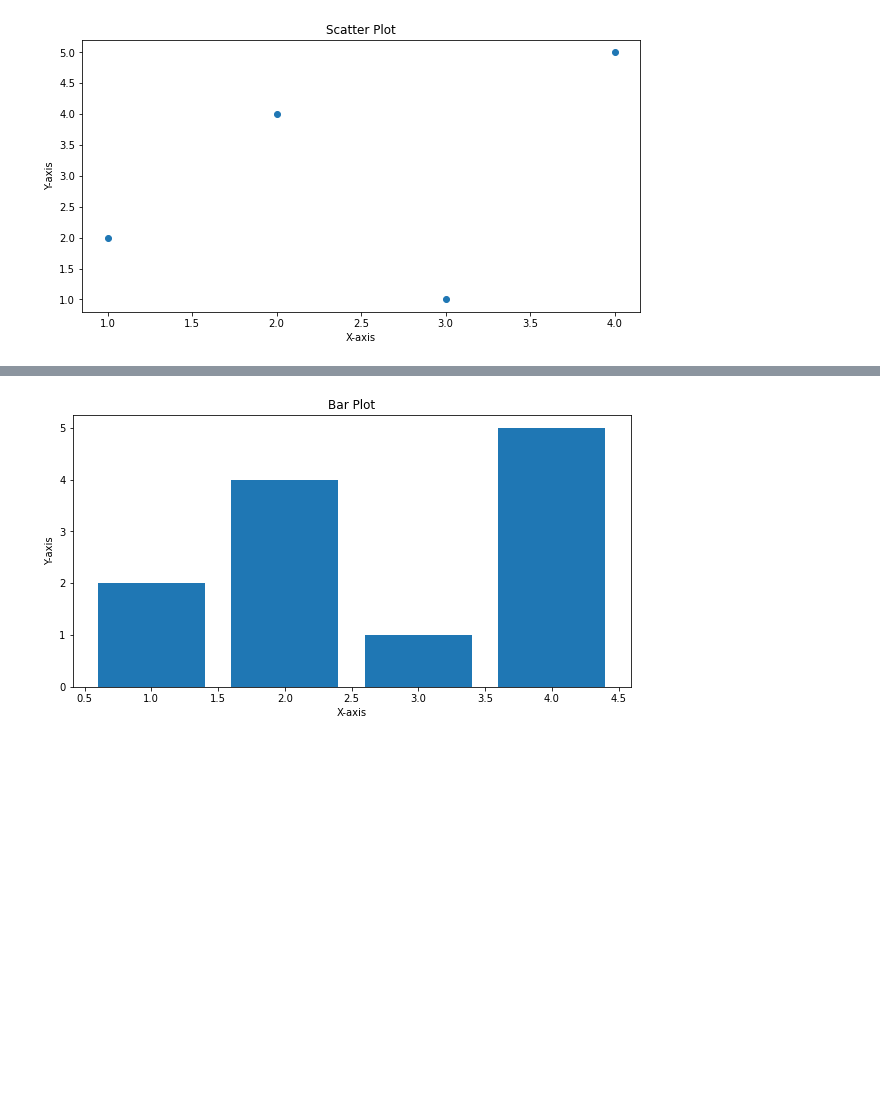
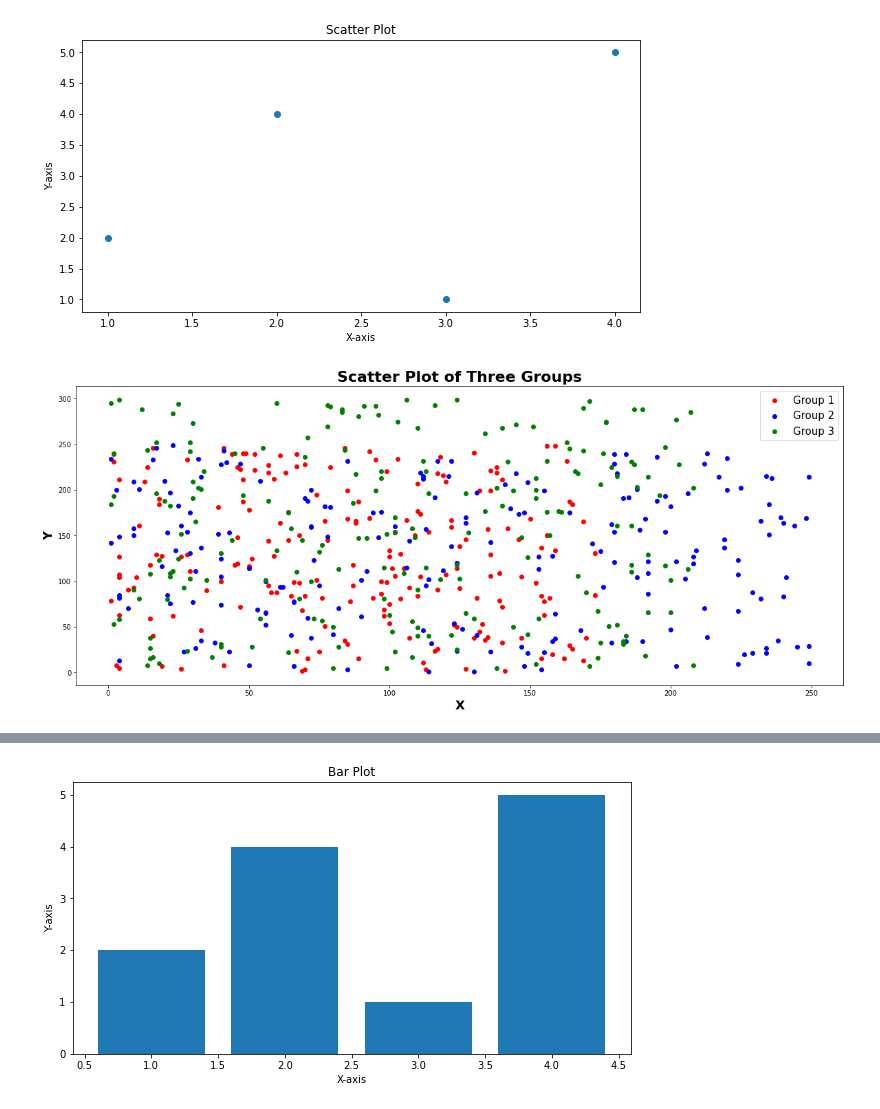
Before and after one commit to pavsingh7/Matplotlib, a Jupyter notebook: matplot_cs.ipynb, the cells around one changed output, grey strips where cells are left out. Drawn from its saved outputs; the diff is of its cells as text; code cells hidden in the pictures; blank space fills up the shorter version.

```diff
--- a/matplot_cs.ipynb
+++ b/matplot_cs.ipynb
@@ -48,3 +115,35 @@ plt.ylabel("Y-axis")
 plt.show()
 # %% [output]
 [figure]
+# %%
+# Set the seed for the random number generator
+np.random.seed(123)
+
+# Simulate random data for three different groups
+group1_x = [np.random.randint(1,175) for i in range(200)]
+group1_y = [np.random.randint(1,250) for i in range(200)]
+group2_x = [np.random.randint(1,250) for i in range(200)]
+group2_y = [np.random.randint(1,250) for i in range(200)]
+group3_x = [np.random.randint(1,210) for i in range(200)]
+group3_y = [np.random.randint(1,300) for i in range(200)]
+
+# Plot the scatter plot
+fig, ax = plt.subplots(figsize=(20, 8))
+ax.scatter(group1_x, group1_y, c='red', label='Group 1')
+ax.scatter(group2_x, group2_y, c='blue', label='Group 2')
+ax.scatter(group3_x, group3_y, c='green', label='Group 3')
+
+# Add a legend
+ax.legend(loc='upper right', fontsize=15)
+
+# Add axis labels
+ax.set_xlabel('X', fontsize=18, fontweight='bold')
+ax.set_ylabel('Y', fontsize=18, fontweight='bold')
+
+# Add a title
+ax.set_title('Scatter Plot of Three Groups', fontsize=22, fontweight='bold')
+
+# Show the plot
+plt.show()
+# %% [output]
+[figure, added]
```
Also changed, not shown: parts of 15 cells of this notebook, 2 other files.
